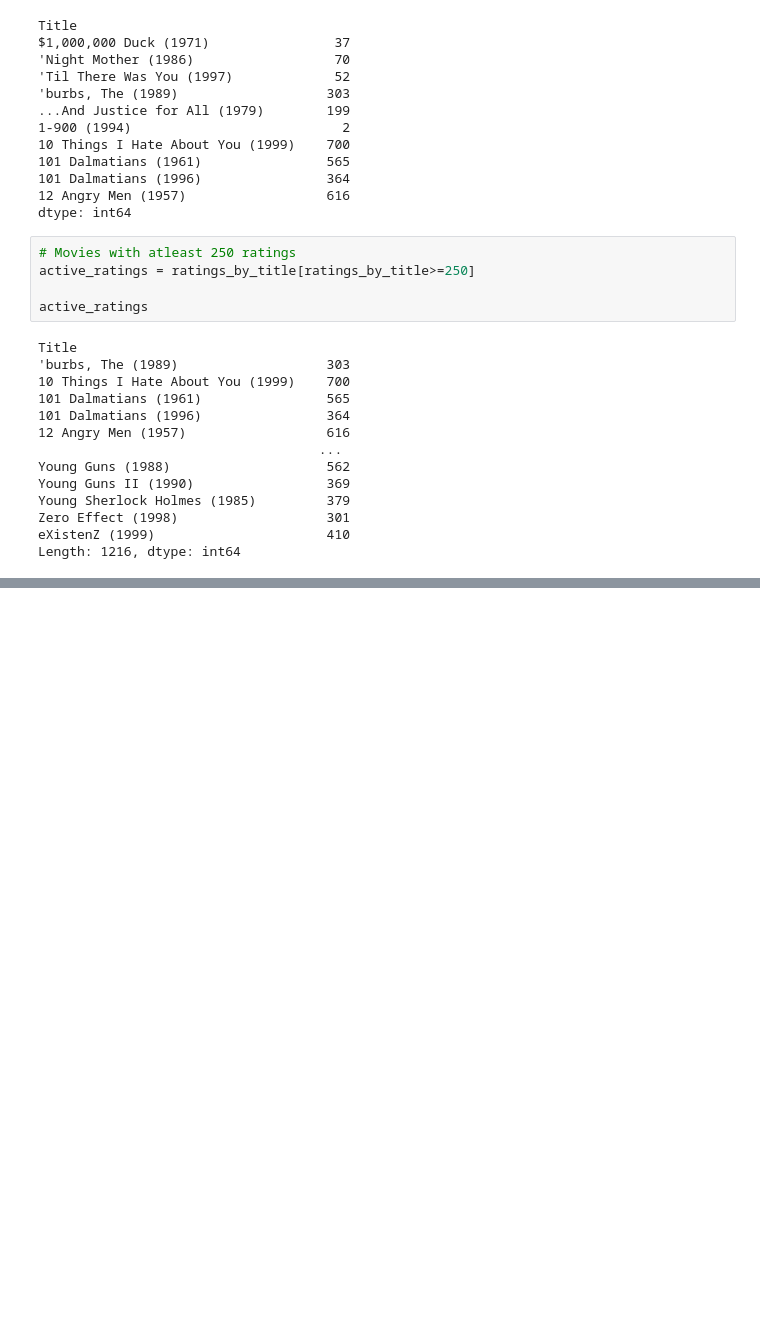
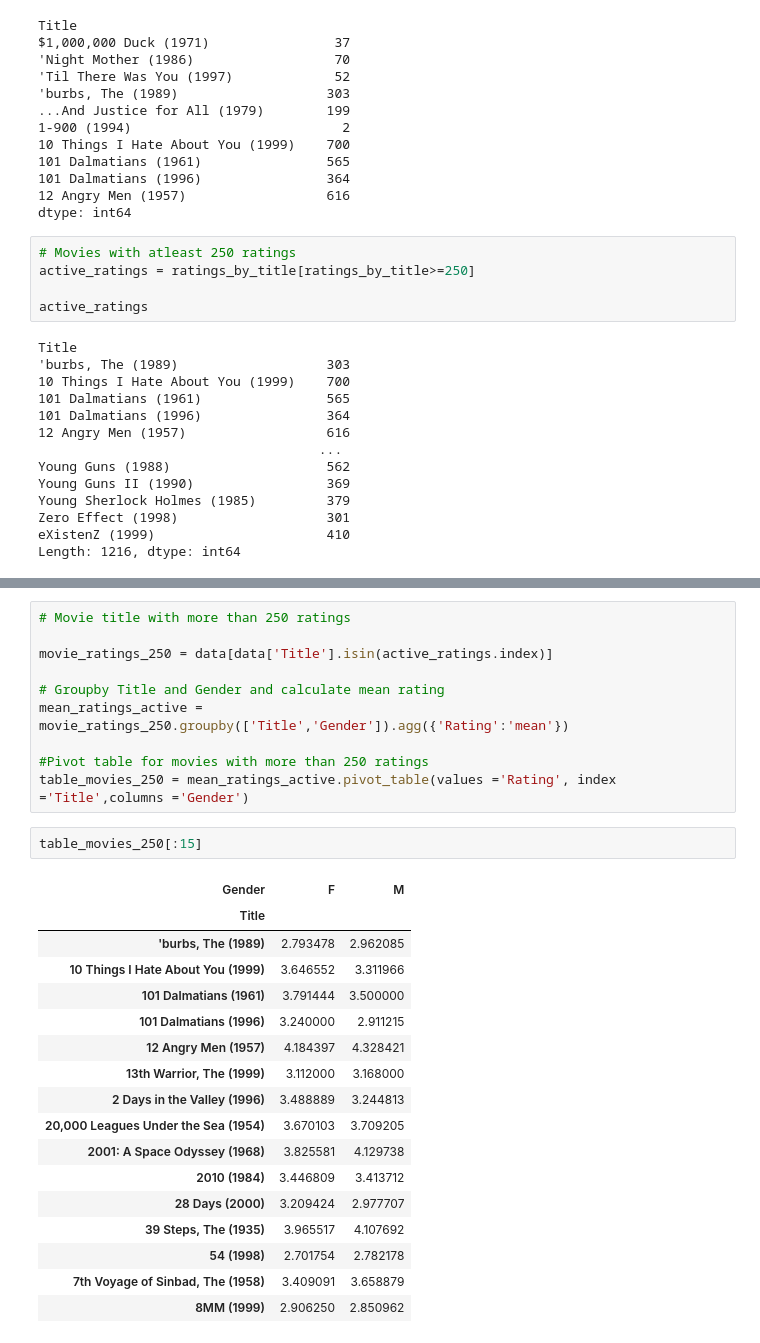
Before and after one commit to Njeri-Gitome/Python_for_DataAnalysis, a Jupyter notebook: Introductory.ipynb, the cells around one changed output, grey strips where cells are left out. Cells and saved outputs as stored; diff of their text form; blank space fills up the shorter version.

Commit message:
EDA for movielens dataset

```diff
--- a/Introductory.ipynb
+++ b/Introductory.ipynb
@@ -826,0 +824,30 @@ KeyError: 'active_titles'
+# %%
+# Movie title with more than 250 ratings
+
+movie_ratings_250 = data[data['Title'].isin(active_ratings.index)]
+
+# Groupby Title and Gender and calculate mean rating
+mean_ratings_active = movie_ratings_250.groupby(['Title','Gender']).agg({'Rating':'mean'})
+
+#Pivot table for movies with more than 250 ratings
+table_movies_250 = mean_ratings_active.pivot_table(values ='Rating', index ='Title',columns ='Gender')
+# %%
+table_movies_250[:15]
+# %% [output]
+| Gender | F | M |
+| Title |  |  |
+| 'burbs, The (1989) | 2.793478 | 2.962085 |
+| 10 Things I Hate About You (1999) | 3.646552 | 3.311966 |
+| 101 Dalmatians (1961) | 3.791444 | 3.500000 |
+| 101 Dalmatians (1996) | 3.240000 | 2.911215 |
+| 12 Angry Men (1957) | 4.184397 | 4.328421 |
+| 13th Warrior, The (1999) | 3.112000 | 3.168000 |
+| 2 Days in the Valley (1996) | 3.488889 | 3.244813 |
+| 20,000 Leagues Under the Sea (1954) | 3.670103 | 3.709205 |
+| 2001: A Space Odyssey (1968) | 3.825581 | 4.129738 |
+| 2010 (1984) | 3.446809 | 3.413712 |
+| 28 Days (2000) | 3.209424 | 2.977707 |
+| 39 Steps, The (1935) | 3.965517 | 4.107692 |
+| 54 (1998) | 2.701754 | 2.782178 |
+| 7th Voyage of Sinbad, The (1958) | 3.409091 | 3.658879 |
+| 8MM (1999) | 2.906250 | 2.850962 |
```
Also changed, not shown: parts of 10 cells of this notebook.
